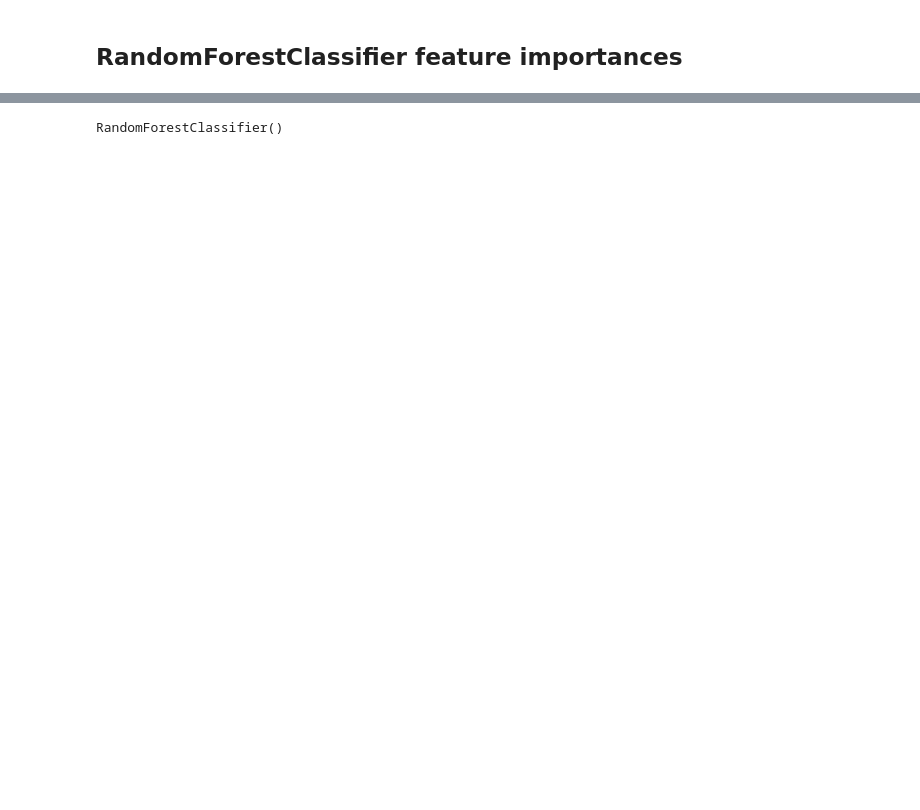
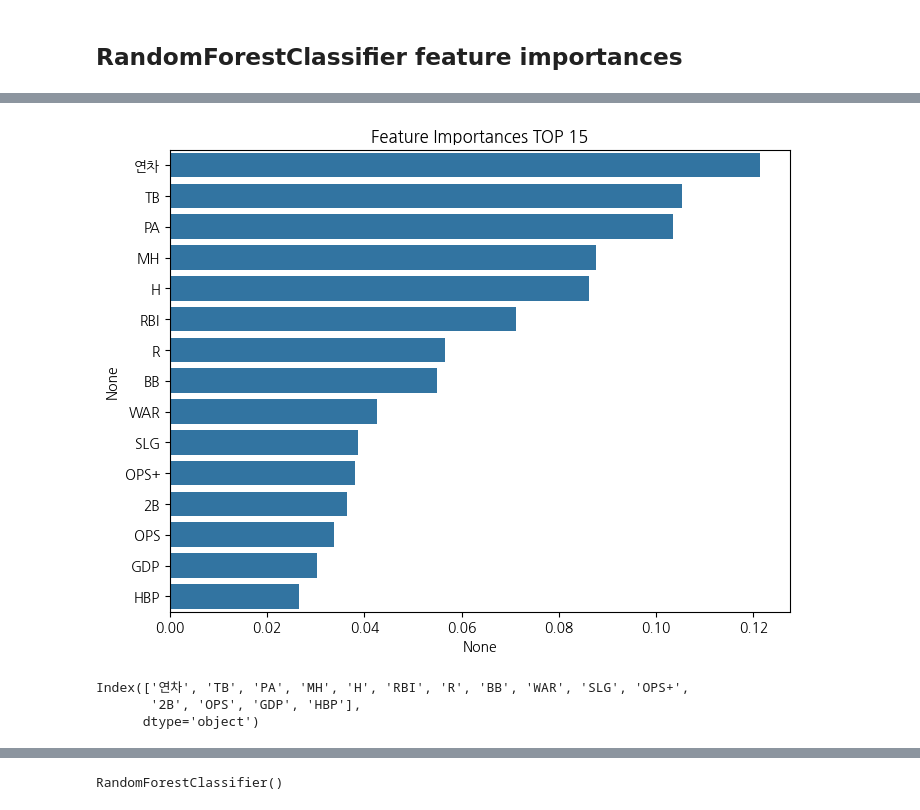
Before and after one commit to zefo38/kbo_salary, a Jupyter notebook: 07. Classifier Modeling.ipynb, the cells around one changed output, grey strips where cells are left out. Cells and saved outputs as stored; diff of their text form; code cells hidden in the pictures; blank space fills up the shorter version.

```diff
--- a/07. Classifier Modeling.ipynb
+++ b/07. Classifier Modeling.ipynb
@@ -338,0 +262,14 @@ std = np.std
+# %%
+from sklearn.ensemble import RandomForestClassifier
+
+rf_clf = RandomForestClassifier()
+rf_clf.fit(data, target)
+
+importances = rf_clf.feature_importances_
+
+# Series로 만들어 인덱스를 붙인다
+imp = pd.Series(importances, index=data.columns)
+
+# 내림차순 정렬
+top15 = imp.sort_values(ascending=False)[:15]
+print(top15)
@@ -339,3 +293,16 @@ std = np.std
+# %%
+plt.figure(figsize=(8,6))
+plt.title('Feature Importances TOP 15')
+sns.barplot(x=top15, y=top15.index)
+plt.show()
+# %% [output]
+[figure, added]
+# %%
+top15.index
+# %% [output]
+Index(['연차', 'TB', 'PA', 'MH', 'H', 'RBI', 'R', 'BB', 'WAR', 'SLG', 'OPS+',
+       '2B', 'OPS', 'GDP', 'HBP'],
+      dtype='object')
 # %%
 from sklearn.model_selection import train_test_split
 
```
Also changed, not shown: parts of 8 cells of this notebook.
